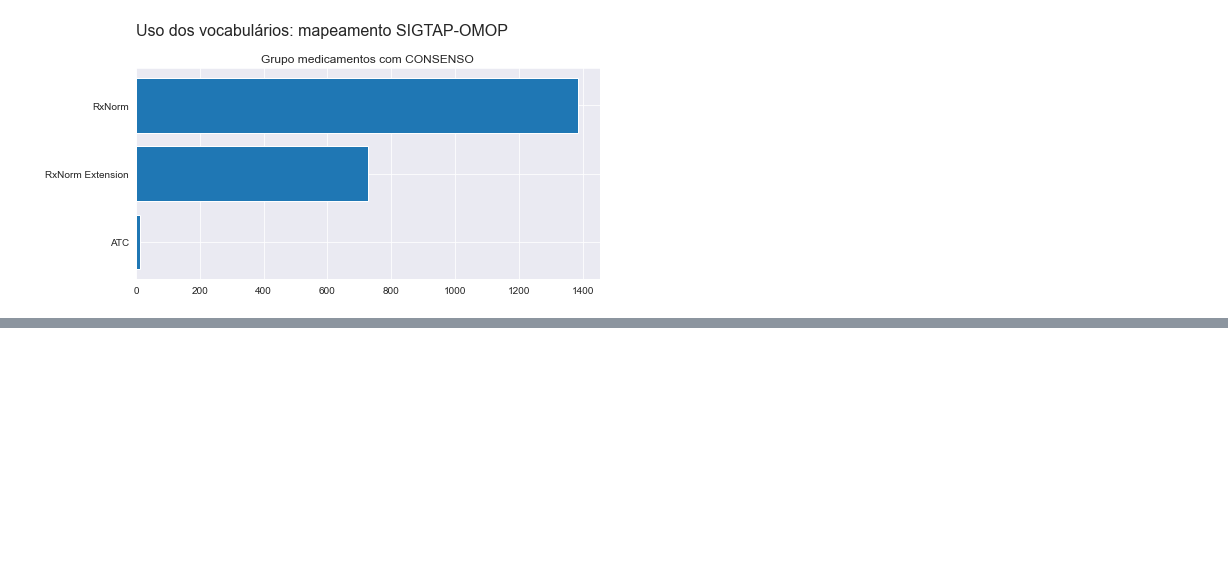
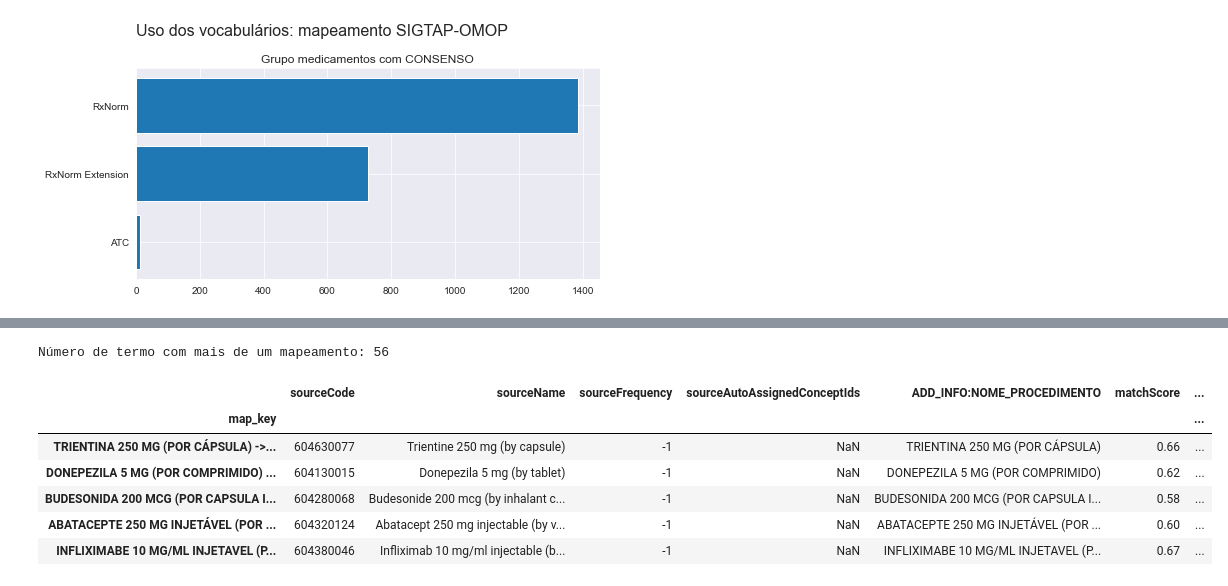
Before and after one commit to andersonfedel/SIGTAP2OMOP_NLP, a Jupyter notebook: Map_sigtap_omop.ipynb, the cells around one changed output, grey strips where cells are left out. Cells and saved outputs as stored; diff of their text form; code cells hidden in the pictures; blank space fills up the shorter version.

```diff
--- a/Map_sigtap_omop.ipynb
+++ b/Map_sigtap_omop.ipynb
@@ -204,0 +232,14 @@ plt.tight_layout()
+# %%
+#Obtendo termos com dois mapeamentos
+print("Número de termo com mais de um mapeamento:", len(df_cons_un[df_cons_un.duplicated(subset = 'ADD_INFO:NOME_PROCEDIMENTO')]))
+print("")
+df_cons_un[df_cons_un.duplicated(subset = "ADD_INFO:NOME_PROCEDIMENTO")].head()
+# %% [output]
+Número de termo com mais de um mapeamento: 56
+|  | sourceCode | sourceName | sourceFrequency | sourceAutoAssignedConceptIds | ADD_INFO:NOME_PROCEDIMENTO | matchScore | ... |
+| map_key |  |  |  |  |  |  | ... |
+| TRIENTINA 250 MG (POR CÁPSULA) ->... | 604630077 | Trientine 250 mg (by capsule) | -1 | NaN | TRIENTINA 250 MG (POR CÁPSULA) | 0.66 | ... |
+| DONEPEZILA 5 MG (POR COMPRIMIDO) ... | 604130015 | Donepezila 5 mg (by tablet) | -1 | NaN | DONEPEZILA 5 MG (POR COMPRIMIDO) | 0.62 | ... |
+| BUDESONIDA 200 MCG (POR CAPSULA I... | 604280068 | Budesonide 200 mcg (by inhalant c... | -1 | NaN | BUDESONIDA 200 MCG (POR CAPSULA I... | 0.58 | ... |
+| ABATACEPTE 250 MG INJETÁVEL (POR ... | 604320124 | Abatacept 250 mg injectable (by v... | -1 | NaN | ABATACEPTE 250 MG INJETÁVEL (POR ... | 0.60 | ... |
+| INFLIXIMABE 10 MG/ML INJETAVEL (P... | 604380046 | Infliximab 10 mg/ml injectable (b... | -1 | NaN | INFLIXIMABE 10 MG/ML INJETAVEL (P... | 0.67 | ... |
```
Also changed, not shown: parts of 5 cells of this notebook, 1 other file.
